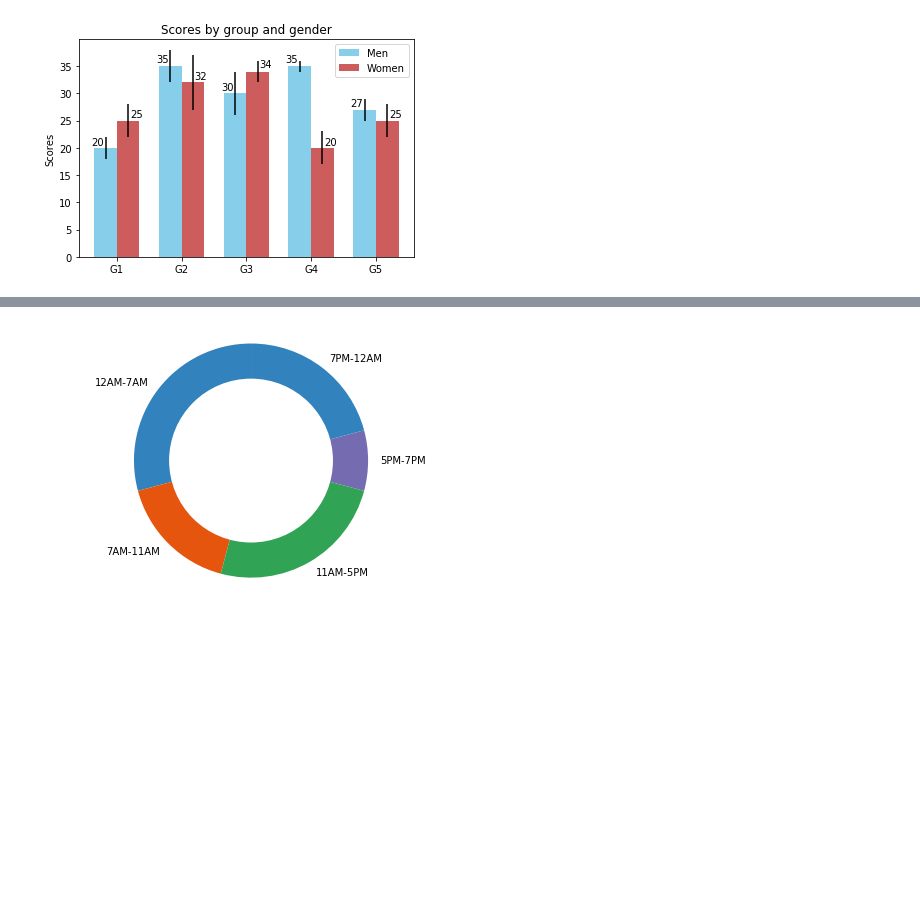
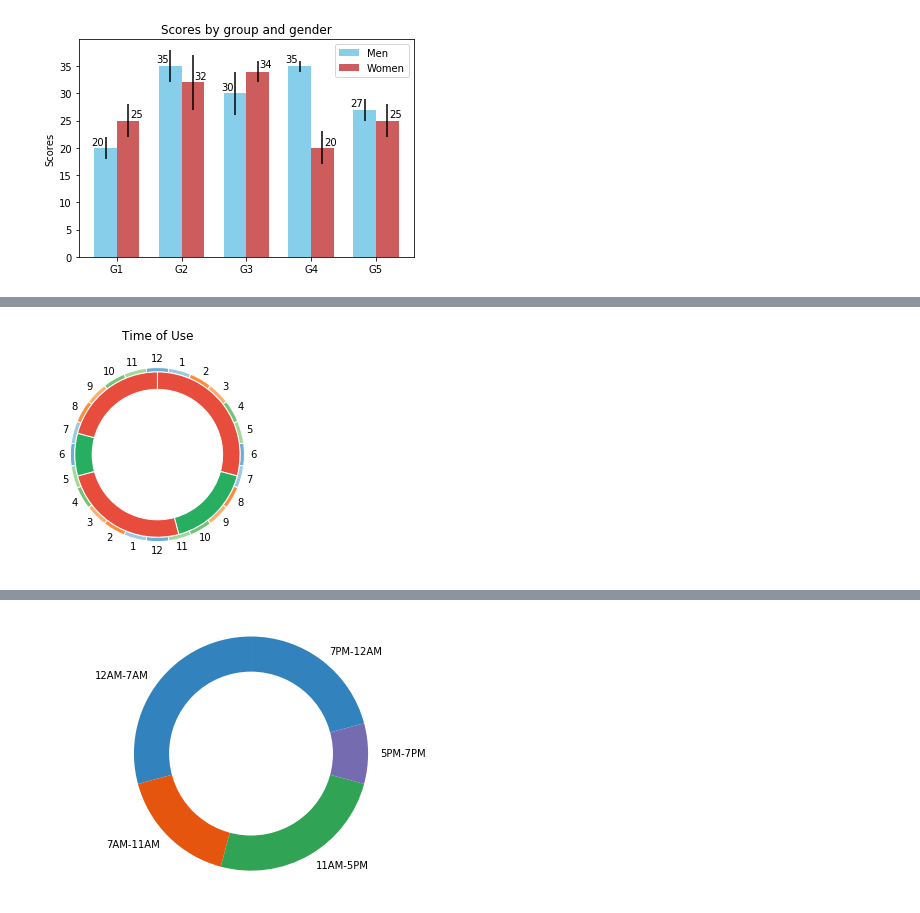
Before and after one commit to doludiran/Home-Energy-Management-System-, a Jupyter notebook: UI Design/CCUGUI.ipynb, the cells around one changed output, grey strips where cells are left out. Saved outputs shown, nothing was run; the diff lists cells and outputs as text; code cells hidden in the pictures; blank space fills up the shorter version.

```diff
--- a/UI Design/CCUGUI.ipynb
+++ b/UI Design/CCUGUI.ipynb
@@ -1196,0 +1143,30 @@ plt.show()
+# %%
+import matplotlib.pyplot as plt
+import numpy as np
+
+fig, ax = plt.subplots()
+
+size = 0.2
+out_size = 0.05
+angle = 15
+hours = 24
+hour_vals = [angle]*hours
+hour_labels = [12,1,2,3,4,5,6,7,8,9,10,11,12,1,2,3,4,5,6,7,8,9,10,11]
+val = [7,4,6,2,5]
+cmap = plt.get_cmap("tab20c")
+outer_colors = cmap(np.array([1, 2, 5, 6, 9, 10]))
+inner_colors = ['#e74c3c','#27ae60']
+
+wedges, labels = ax.pie(hour_vals, radius=1, colors=outer_colors, labels=hour_labels,
+       startangle=97.5, counterclock=False,
+       wedgeprops=dict(width=out_size, edgecolor='w'))
+for label in labels:
+    label.set_horizontalalignment('center')
+
+ax.pie(val, radius=1-out_size, colors=inner_colors, startangle=90,
+       counterclock=False, wedgeprops=dict(width=size, edgecolor='w'))
+
+ax.set(aspect="equal", title='Time of Use')
+plt.show()
+# %% [output]
+[figure, added]
```
Also changed, not shown: parts of 28 cells of this notebook.
